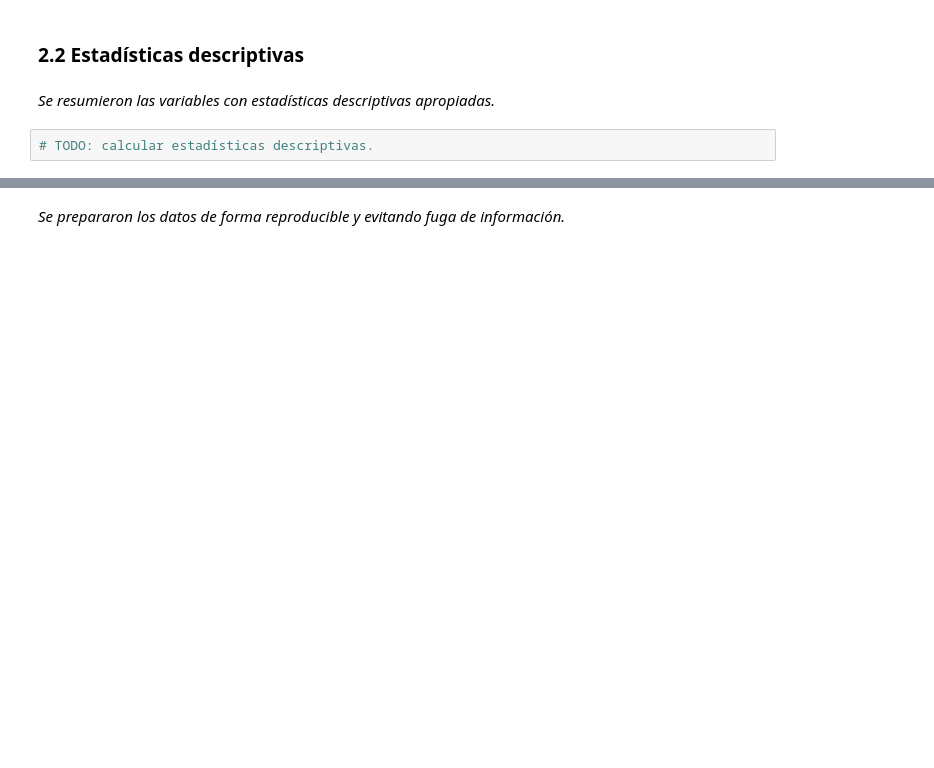
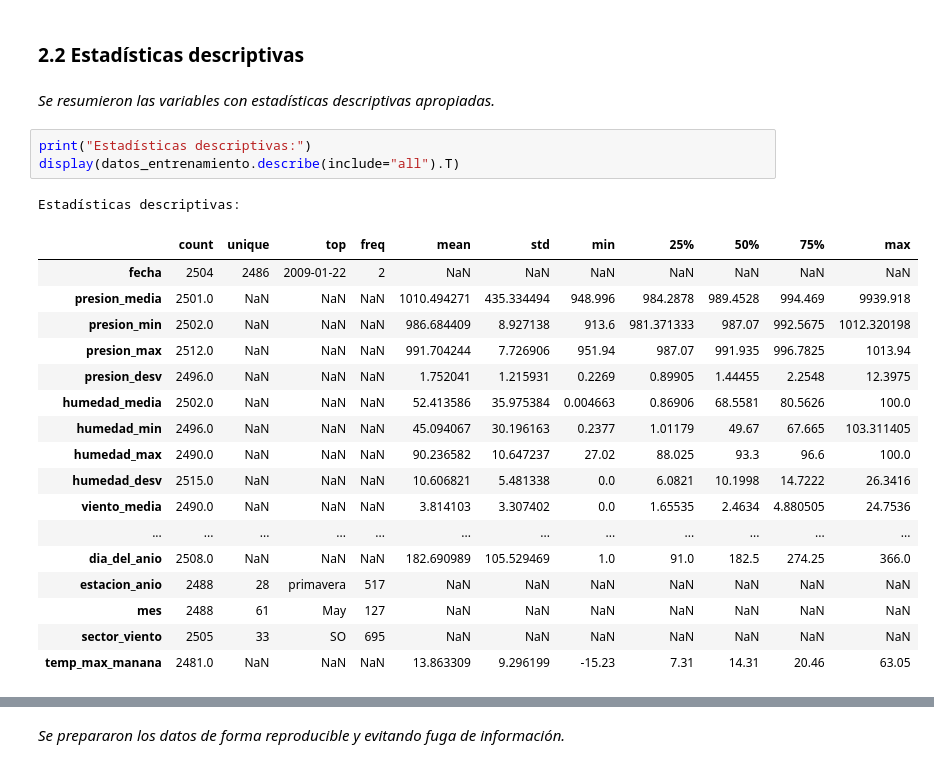
Before and after one commit to LucasValbuena1/LAB1-ML, a Jupyter notebook: laboratorio1.ipynb, the cells around one changed output, grey strips where cells are left out. Drawn from its saved outputs; the diff is of its cells as text; blank space fills up the shorter version.

```diff
--- a/laboratorio1.ipynb
+++ b/laboratorio1.ipynb
@@ -113,4 +133,24 @@ variable_objetivo = "temp_max_manana"
 # %% [markdown]
 *Se resumieron las variables con estadísticas descriptivas apropiadas.*
 # %%
-# TODO: calcular estadísticas descriptivas.
+print("Estadísticas descriptivas:")
+display(datos_entrenamiento.describe(include="all").T)
+# %% [output]
+Estadísticas descriptivas:
+|  | count | unique | top | freq | mean | std | min | 25% | 50% | 75% | max |
+| fecha | 2504 | 2486 | 2009-01-22 | 2 | NaN | NaN | NaN | NaN | NaN | NaN | NaN |
+| presion_media | 2501.0 | NaN | NaN | NaN | 1010.494271 | 435.334494 | 948.996 | 984.2878 | 989.4528 | 994.469 | 9939.918 |
+| presion_min | 2502.0 | NaN | NaN | NaN | 986.684409 | 8.927138 | 913.6 | 981.371333 | 987.07 | 992.5675 | 1012.320198 |
+| presion_max | 2512.0 | NaN | NaN | NaN | 991.704244 | 7.726906 | 951.94 | 987.07 | 991.935 | 996.7825 | 1013.94 |
+| presion_desv | 2496.0 | NaN | NaN | NaN | 1.752041 | 1.215931 | 0.2269 | 0.89905 | 1.44455 | 2.2548 | 12.3975 |
+| humedad_media | 2502.0 | NaN | NaN | NaN | 52.413586 | 35.975384 | 0.004663 | 0.86906 | 68.5581 | 80.5626 | 100.0 |
+| humedad_min | 2496.0 | NaN | NaN | NaN | 45.094067 | 30.196163 | 0.2377 | 1.01179 | 49.67 | 67.665 | 103.311405 |
+| humedad_max | 2490.0 | NaN | NaN | NaN | 90.236582 | 10.647237 | 27.02 | 88.025 | 93.3 | 96.6 | 100.0 |
+| humedad_desv | 2515.0 | NaN | NaN | NaN | 10.606821 | 5.481338 | 0.0 | 6.0821 | 10.1998 | 14.7222 | 26.3416 |
+| viento_media | 2490.0 | NaN | NaN | NaN | 3.814103 | 3.307402 | 0.0 | 1.65535 | 2.4634 | 4.880505 | 24.7536 |
+| ... | ... | ... | ... | ... | ... | ... | ... | ... | ... | ... | ... |
+| dia_del_anio | 2508.0 | NaN | NaN | NaN | 182.690989 | 105.529469 | 1.0 | 91.0 | 182.5 | 274.25 | 366.0 |
+| estacion_anio | 2488 | 28 | primavera | 517 | NaN | NaN | NaN | NaN | NaN | NaN | NaN |
+| mes | 2488 | 61 | May | 127 | NaN | NaN | NaN | NaN | NaN | NaN | NaN |
+| sector_viento | 2505 | 33 | SO | 695 | NaN | NaN | NaN | NaN | NaN | NaN | NaN |
+| temp_max_manana | 2481.0 | NaN | NaN | NaN | 13.863309 | 9.296199 | -15.23 | 7.31 | 14.31 | 20.46 | 63.05 |
```
Also changed, not shown: parts of 68 cells of this notebook, 1 other file.
